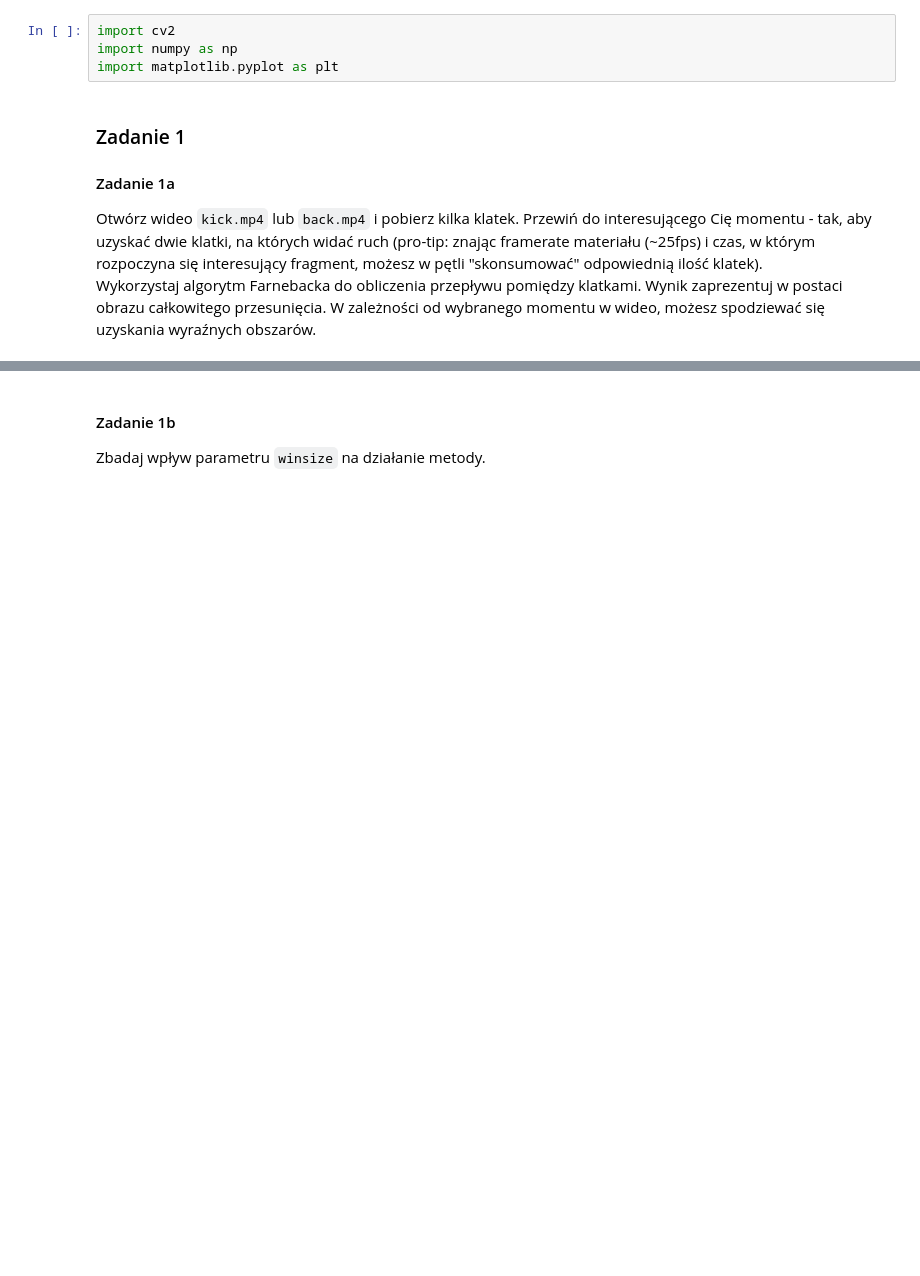
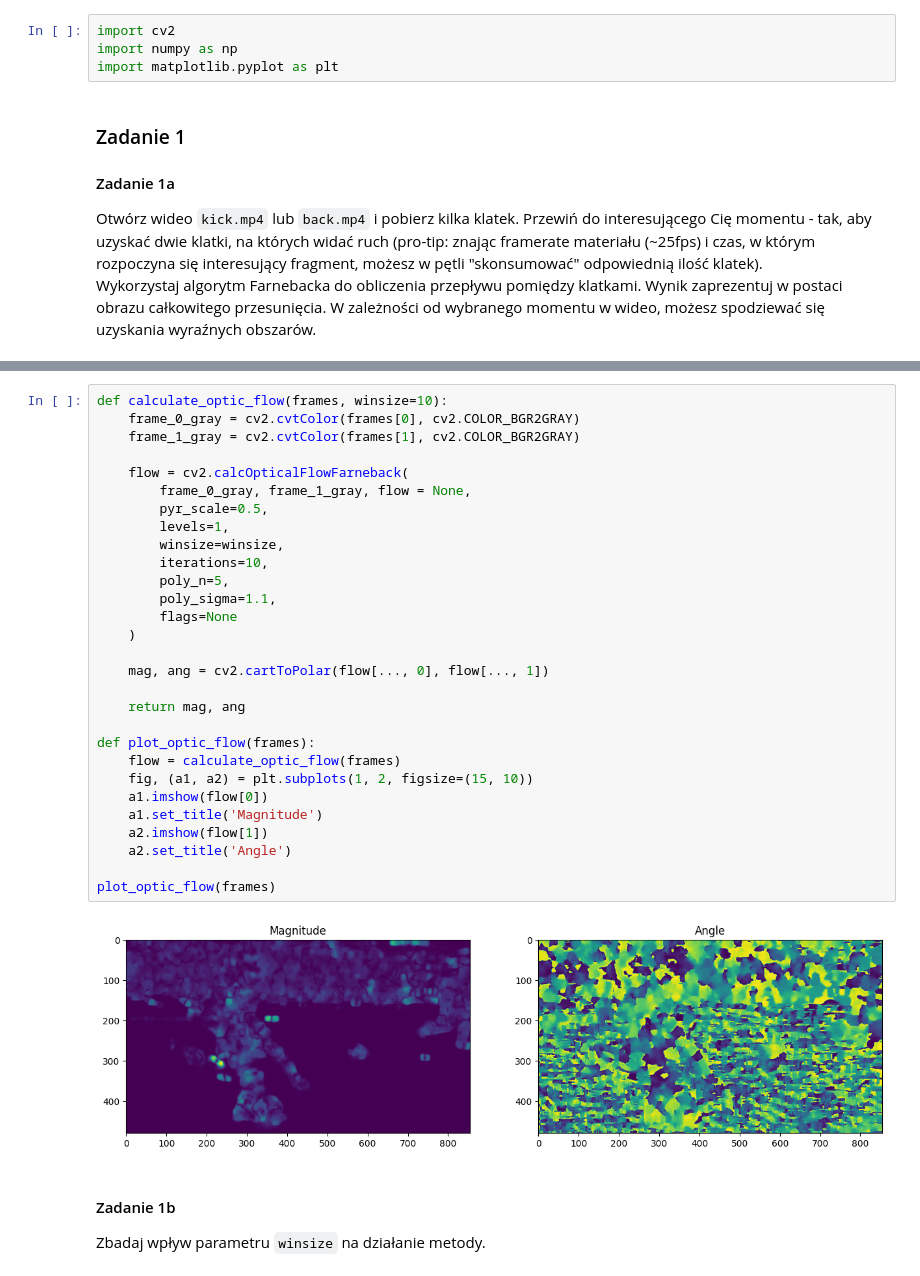
Before and after one commit to Robertpawelh/AiPOiW, a Jupyter notebook: Lab7/Lab7.1_zadanie.ipynb, the cells around one changed output, grey strips where cells are left out. Cells and saved outputs as stored; diff of their text form; blank space fills up the shorter version.

```diff
--- a/Lab7/Lab7.1_zadanie.ipynb
+++ b/Lab7/Lab7.1_zadanie.ipynb
@@ -50,3 +144,34 @@ Wykorzystaj algorytm Farnebacka do obliczenia przepływu pomiędzy klatkami. Wyn
+# %%
+def calculate_optic_flow(frames, winsize=10):
+    frame_0_gray = cv2.cvtColor(frames[0], cv2.COLOR_BGR2GRAY)
+    frame_1_gray = cv2.cvtColor(frames[1], cv2.COLOR_BGR2GRAY)
+
+    flow = cv2.calcOpticalFlowFarneback(
+        frame_0_gray, frame_1_gray, flow = None,
+        pyr_scale=0.5,
+        levels=1,
+        winsize=winsize,
+        iterations=10,
+        poly_n=5,
+        poly_sigma=1.1,
+        flags=None
+    )
+
+    mag, ang = cv2.cartToPolar(flow[..., 0], flow[..., 1])
+
+    return mag, ang
+
+def plot_optic_flow(frames):
+    flow = calculate_optic_flow(frames)
+    fig, (a1, a2) = plt.subplots(1, 2, figsize=(15, 10))
+    a1.imshow(flow[0])
+    a1.set_title('Magnitude')
+    a2.imshow(flow[1])
+    a2.set_title('Angle')
+
+plot_optic_flow(frames)
+# %% [output]
+[figure, added]
 # %% [markdown]
 #### Zadanie 1b
 Zbadaj wpływ parametru `winsize` na działanie metody.
```
Also changed, not shown: parts of 7 cells of this notebook, 1 other file.
